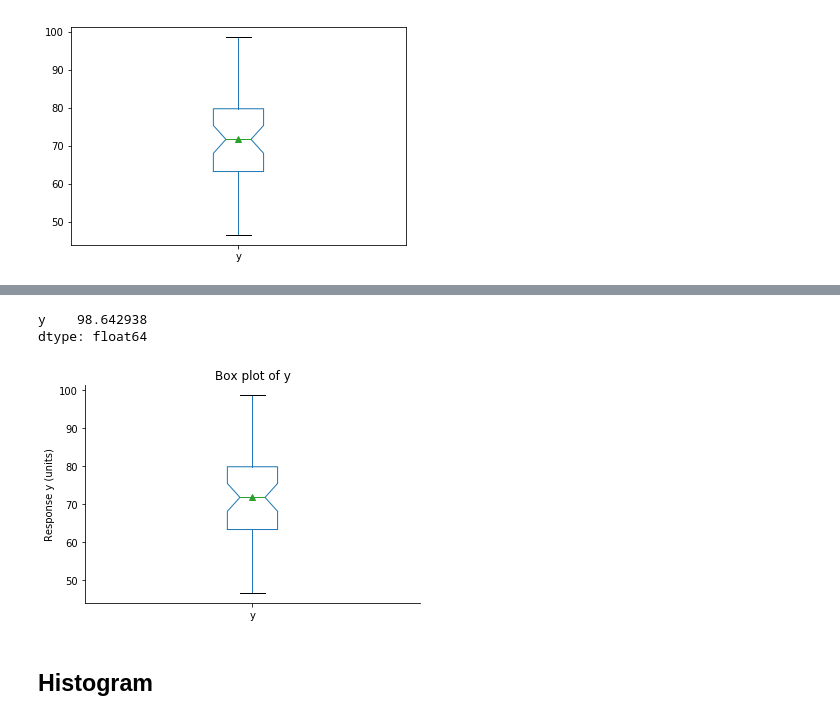
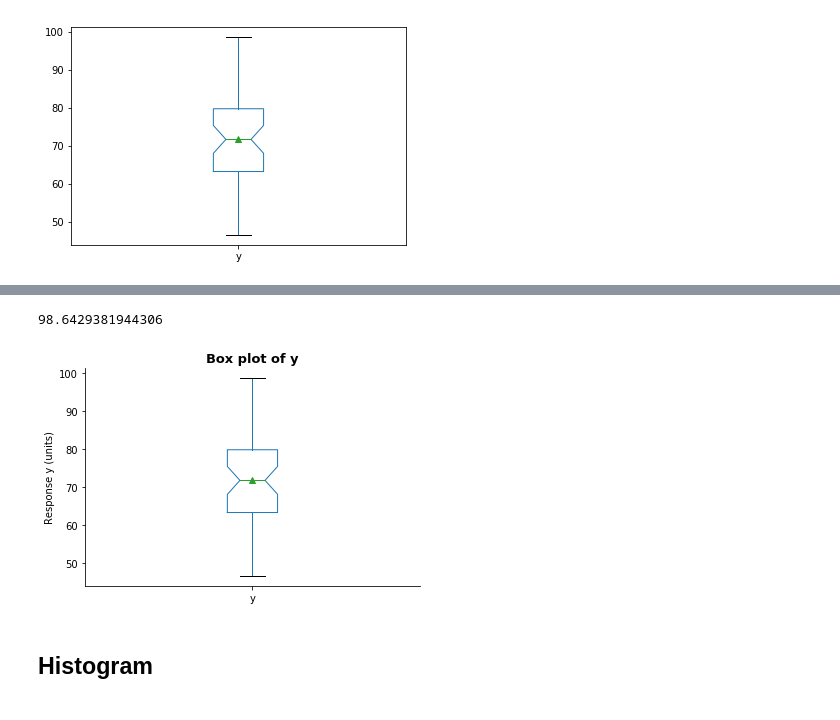
Before and after one commit to gillespilon/basic_graphics, a Jupyter notebook: basic_graphics_single_column.ipynb, the cells around one changed output, grey strips where cells are left out. Drawn from its saved outputs; the diff is of its cells as text; code cells hidden in the pictures.

```diff
--- a/basic_graphics_single_column.ipynb
+++ b/basic_graphics_single_column.ipynb
@@ -157,17 +152,16 @@ dtype: float64
 # %%
-df.max()
+df['y'].max()
 # %% [output]
-y    98.642938
-dtype: float64
+98.6429381944306
 # %%
-# Remove axes and add labels.
+# Make a pretty graph.
 ax = df['y'].plot.box(notch=True, showmeans=True)
-ax.set_title('Box plot of y')
+ax.set_title('Box plot of y', fontweight='bold', fontsize=13)
 ax.set_ylabel('Response y (units)')
 for spine in 'right', 'top':
     ax.spines[spine].set_color('none')
 # %% [output]
-[figure, old version]
+[figure, new version]
 # %% [markdown]
 ## Histogram
 # %%
```
Also changed, not shown: parts of 7 cells of this notebook.
